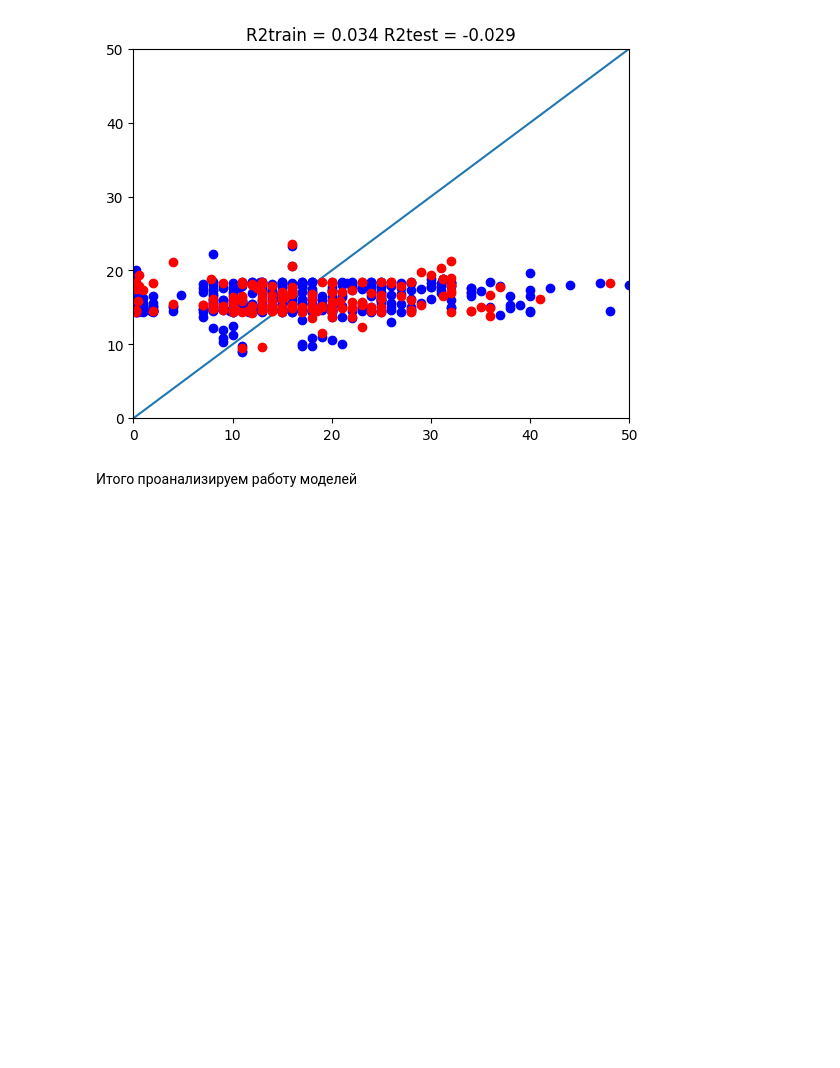
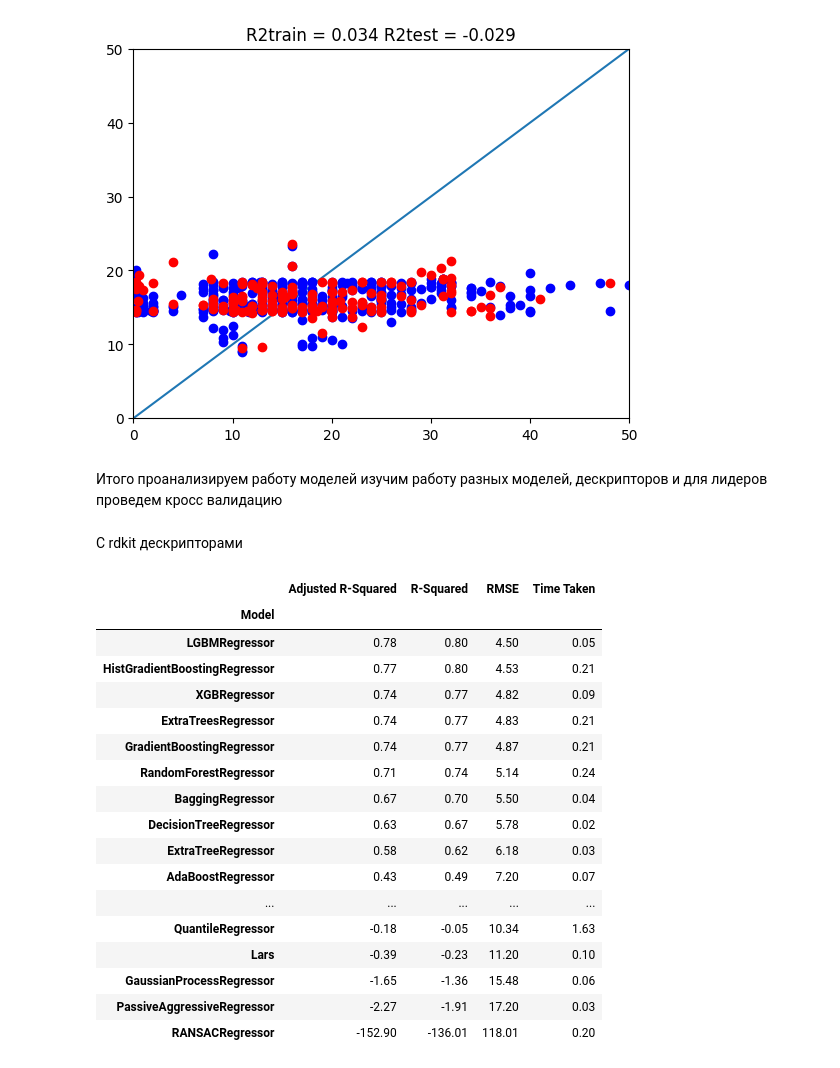
Before and after one commit to MariaAltisheva/hackathon, a Jupyter notebook: DC_team_5.ipynb, the cells around one changed output. Cells and saved outputs as stored; diff of their text form; code cells hidden in the pictures; blank space fills up the shorter version.

```diff
--- a/DC_team_5.ipynb
+++ b/DC_team_5.ipynb
@@ -892,5 +897,28 @@ Epoch 40/40
 WARNING:tensorflow:5 out of the last 5 calls to <function Model.make_test_function.<locals>.test_function at 0x...> triggered tf.function retracing. Tracing is expensive and the excessive number of tr ...
 1/1 [==============================] - 0s 138ms/step - loss: 9.3268 - rmse: 9.3268
 [figure]
-# %% [markdown]
-Итого проанализируем работу моделей
+# %% [markdown]
+Итого проанализируем работу моделей изучим работу разных моделей, дескрипторов и для лидеров проведем кросс валидацию
+# %% [markdown]
+C rdkit дескрипторами
+# %%
+model_deifference(dataset)
+# %% [output]
+|  | Adjusted R-Squared | R-Squared | RMSE | Time Taken |
+| Model |  |  |  |  |
+| LGBMRegressor | 0.78 | 0.80 | 4.50 | 0.05 |
+| HistGradientBoostingRegressor | 0.77 | 0.80 | 4.53 | 0.21 |
+| XGBRegressor | 0.74 | 0.77 | 4.82 | 0.09 |
+| ExtraTreesRegressor | 0.74 | 0.77 | 4.83 | 0.21 |
+| GradientBoostingRegressor | 0.74 | 0.77 | 4.87 | 0.21 |
+| RandomForestRegressor | 0.71 | 0.74 | 5.14 | 0.24 |
+| BaggingRegressor | 0.67 | 0.70 | 5.50 | 0.04 |
+| DecisionTreeRegressor | 0.63 | 0.67 | 5.78 | 0.02 |
+| ExtraTreeRegressor | 0.58 | 0.62 | 6.18 | 0.03 |
+| AdaBoostRegressor | 0.43 | 0.49 | 7.20 | 0.07 |
+| ... | ... | ... | ... | ... |
+| QuantileRegressor | -0.18 | -0.05 | 10.34 | 1.63 |
+| Lars | -0.39 | -0.23 | 11.20 | 0.10 |
+| GaussianProcessRegressor | -1.65 | -1.36 | 15.48 | 0.06 |
+| PassiveAggressiveRegressor | -2.27 | -1.91 | 17.20 | 0.03 |
+| RANSACRegressor | -152.90 | -136.01 | 118.01 | 0.20 |
```
Also changed, not shown: parts of 15 cells of this notebook.
